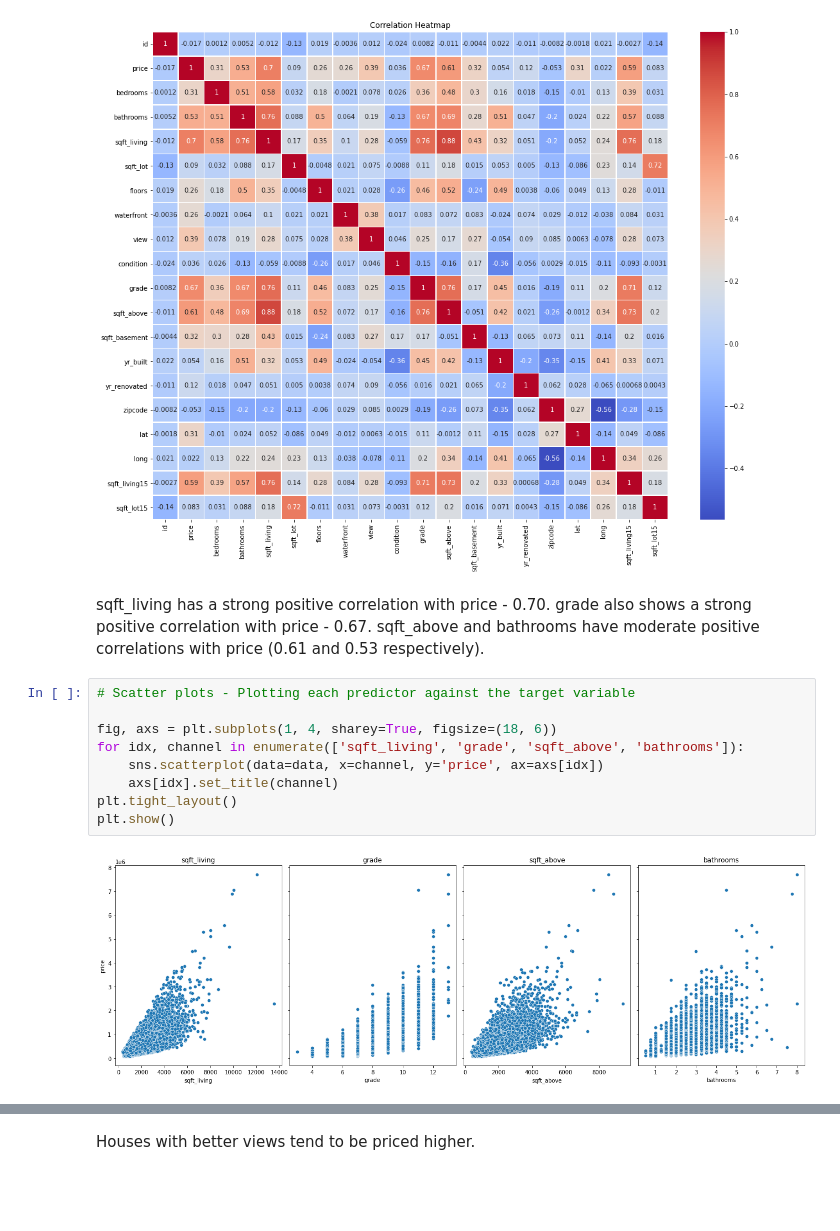
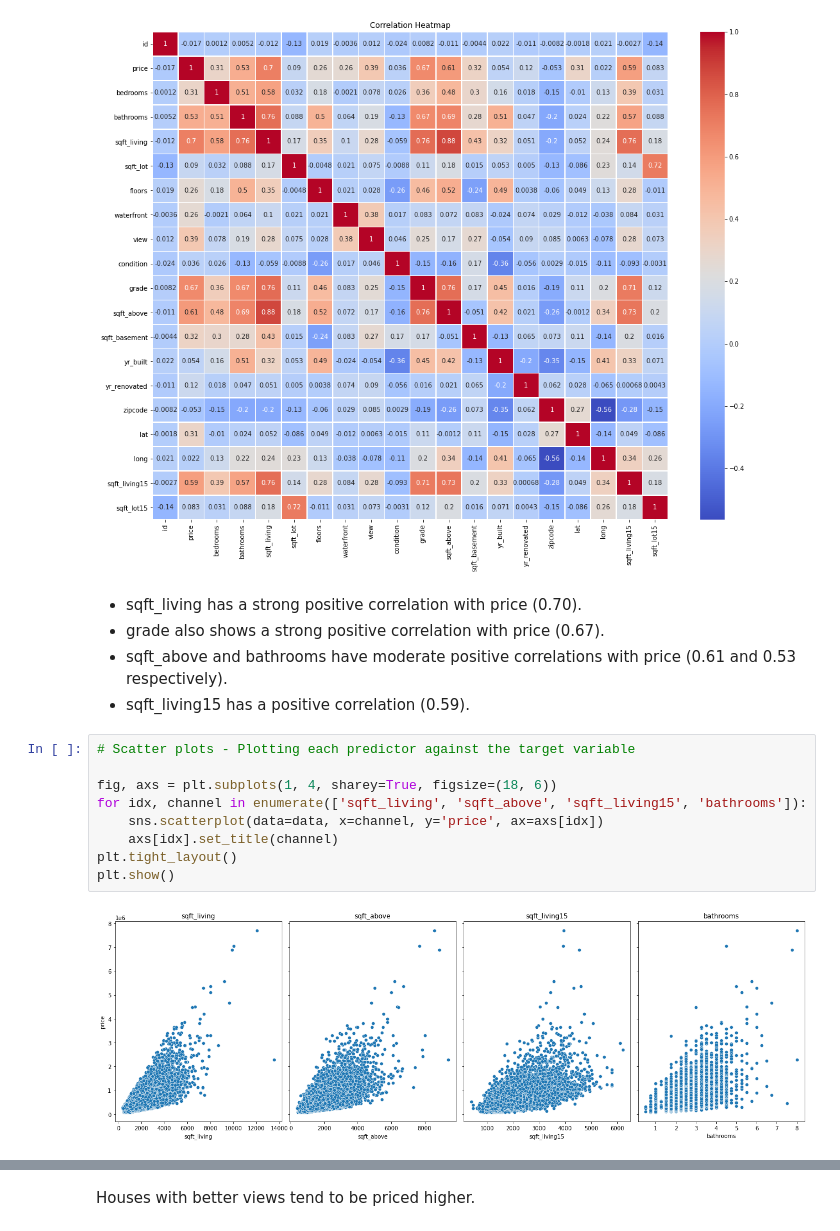
Before and after one commit to wambuiGicheha/Regression_Project, a Jupyter notebook: Data/dave.ipynb, the cells around one changed output, grey strips where cells are left out. Cells and saved outputs as stored; diff of their text form; blank space fills up the shorter version.

```diff
--- a/Data/dave.ipynb
+++ b/Data/dave.ipynb
@@ -292,19 +292,20 @@ plt.show()
 # %% [output]
 [figure]
 # %% [markdown]
-sqft_living has a strong positive correlation with price - 0.70.
-grade also shows a strong positive correlation with price - 0.67.
-sqft_above and bathrooms have moderate positive correlations with price (0.61 and 0.53 respectively).
+* sqft_living has a strong positive correlation with price (0.70).
+* grade also shows a strong positive correlation with price (0.67).
+* sqft_above and bathrooms have moderate positive correlations with price (0.61 and 0.53 respectively).
+* sqft_living15 has a positive correlation (0.59).
 # %%
 # Scatter plots - Plotting each predictor against the target variable
 
 fig, axs = plt.subplots(1, 4, sharey=True, figsize=(18, 6))
-for idx, channel in enumerate(['sqft_living', 'grade', 'sqft_above', 'bathrooms']):
+for idx, channel in enumerate(['sqft_living', 'sqft_above', 'sqft_living15', 'bathrooms']):
     sns.scatterplot(data=data, x=channel, y='price', ax=axs[idx])
     axs[idx].set_title(channel)
 plt.tight_layout()
 plt.show()
 # %% [output]
-[figure, old version]
+[figure, new version]
 # %%
 # Box plots
```
Also changed, not shown: parts of 21 cells of this notebook.
